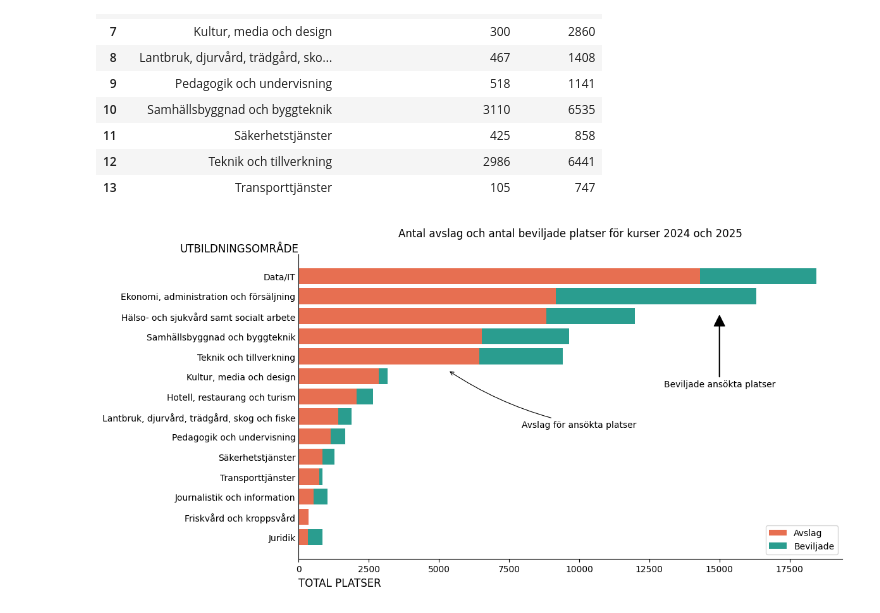
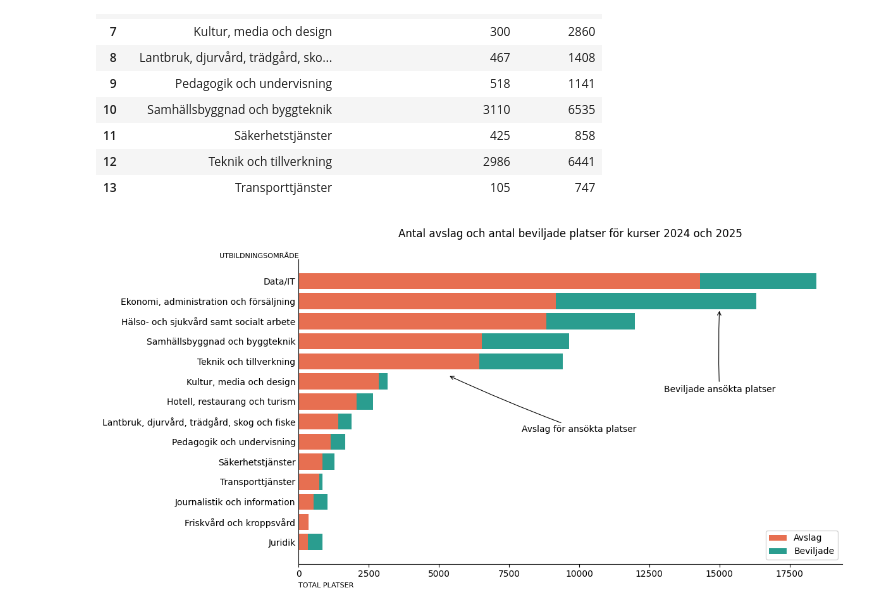
Before and after one commit to plyschbjorn/yh_project_the_skool_group4, a Jupyter notebook: EDA_filer/EDA_Eyoub.ipynb, the cells around one changed output. Drawn from its saved outputs; the diff is of its cells as text; code cells hidden in the pictures.

```diff
--- a/EDA_filer/EDA_Eyoub.ipynb
+++ b/EDA_filer/EDA_Eyoub.ipynb
@@ -301,37 +301,37 @@ ax.barh(
 ax.legend()
 ax.tick_params("y", length=0)
 ax.spines[["top", "right"]].set_visible(False)
 ax.set_yticks(length)
 ax.set_yticklabels(bevilade_avslag["Sökt utbildningsområde"])
-ax.set_title("Antal avslag och antal beviljade platser för kurser 2024 och 2025", pad=20)
-ax.set_ylabel("UTBILDNINGSOMRÅDE", loc="top", rotation=0, fontsize=12)
+ax.set_title("Antal avslag och antal beviljade platser för kurser 2024 och 2025", pad=25)
+ax.set_ylabel("UTBILDNINGSOMRÅDE", loc="top", rotation=0, fontsize=8)
 ax.yaxis.set_label_coords(0, 1)
-ax.set_xlabel("TOTAL PLATSER", loc="left", fontsize=12)
+ax.set_xlabel("TOTAL PLATSER", loc="left", fontsize=8)
 
 
 if len(ax.patches) > 3:
     rect1 = ax.patches[0]
     rect2 = ax.patches[2]
 
     ax.annotate(
         "Avslag för ansökta platser",
         xy=(rect1.get_width() + 5000, rect1.get_y() + 8.7),
         ha="center",
         va="center",
-        arrowprops=dict(arrowstyle="->", linewidth=0.8, connectionstyle="arc3, rad=-.1"),
+        arrowprops=dict(arrowstyle="->", linewidth=0.8, connectionstyle="arc3, rad=-.02"),
         xytext=(rect1.get_height() + 10000, rect1.get_y() + 6)
     )
 
     ax.annotate(
         "Beviljade ansökta platser",
-        xy=(rect2.get_height() + 15000, rect2.get_y() + 9.5),
+        xy=(rect2.get_height() + 15000, rect2.get_y() + 10.0),
         ha="center",
         va="center",
-        arrowprops=dict(facecolor="black", shrink=0.02, width=0.5),
+        arrowprops=dict(arrowstyle="->", linewidth=0.8, connectionstyle="arc3, rad=-.02"),
         xytext=(rect2.get_height() + 15000, rect2.get_y() + 6)
     )
 
 fig.tight_layout()
 plt.show()
 # %% [output]
-[figure, old version]
+[figure, new version]
```
Also changed, not shown: parts of 1 cell of this notebook, 2 other files.
